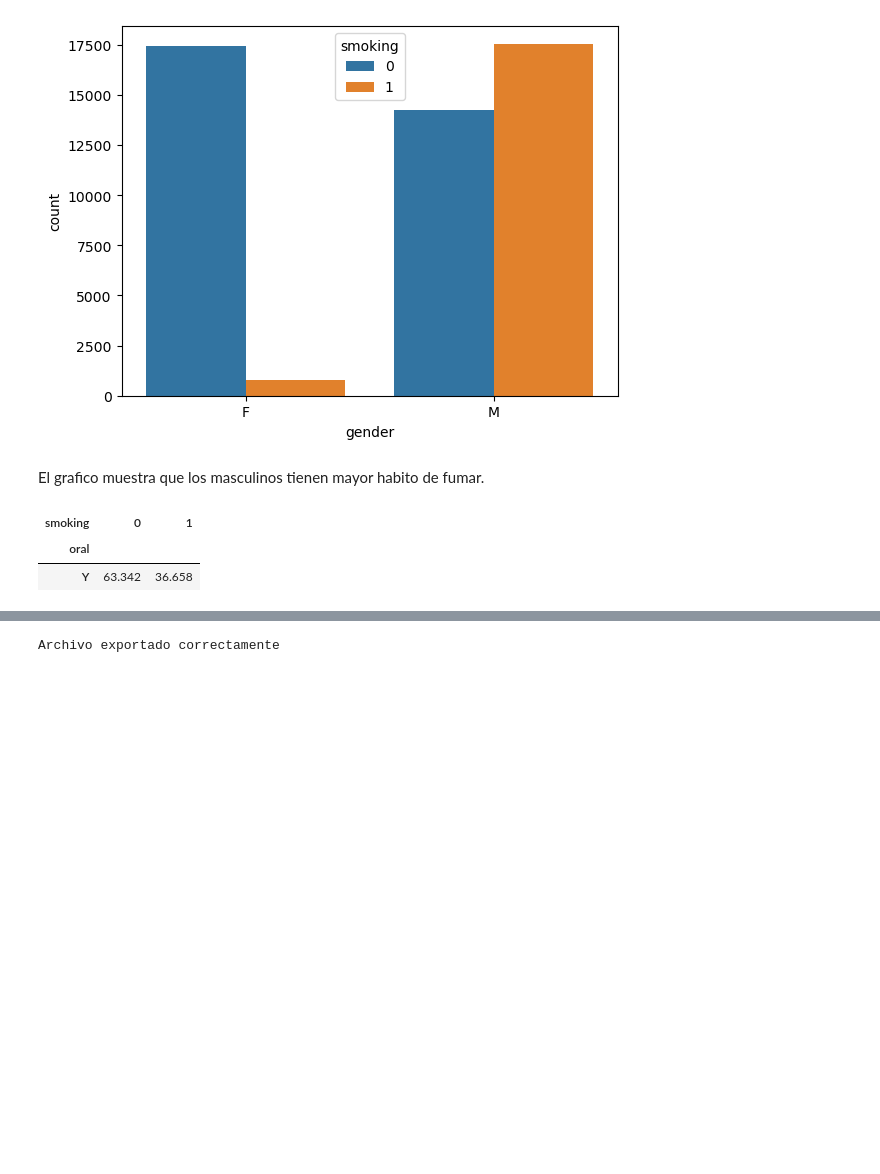
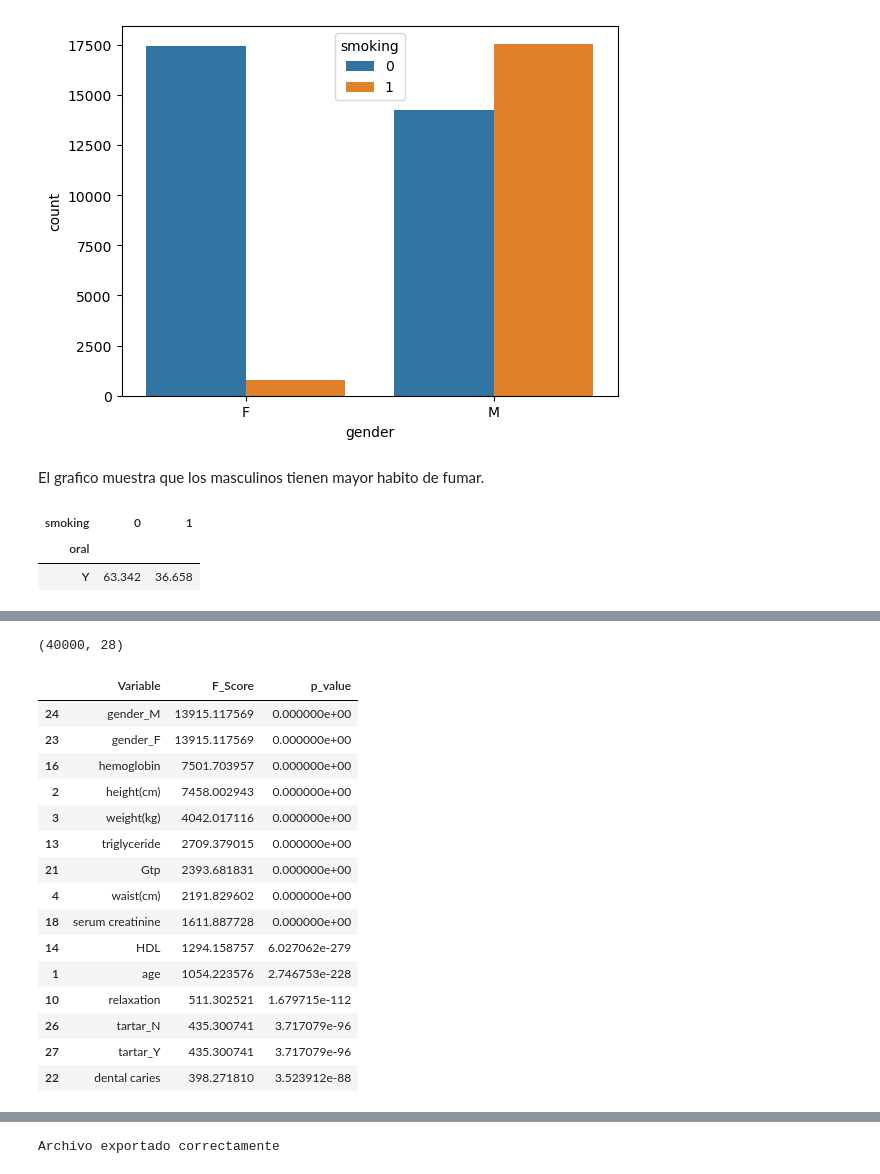
Before and after one commit to elmagonzz/IA_Practico2, a Jupyter notebook: notebooks/02_eda.ipynb, the cells around one changed output, grey strips where cells are left out. Drawn from its saved outputs; the diff is of its cells as text; code cells hidden in the pictures; blank space fills up the shorter version.

```diff
--- a/notebooks/02_eda.ipynb
+++ b/notebooks/02_eda.ipynb
@@ -554,0 +318,8 @@ Name: smoking, dtype: float64
+# %%
+# Identificación de columnas numéricas y categóricas
+
+categoricas = X_train.select_dtypes(include='object').columns.tolist()
+numericas = [col for col in X_train.columns if col not in categoricas]
+
+print("Categóricas:", categoricas)
+print("Cantidad de numéricas:", len(numericas))
@@ -554,0 +353,49 @@ Name: smoking, dtype: float64
+# %%
+# Combinación de variables numéricas y categóricas codificadas para el análisis
+
+X_train_enc = pd.concat(
+    [X_train[numericas].reset_index(drop=True), X_train_cat.reset_index(drop=True)],
+    axis=1
+)
+
+print(X_train_enc.shape)
+# %% [output]
+(40000, 28)
+# %%
+# Selección de variables mediante ANOVA F-test (SelectKBest)
+# Método visto en clase, adecuado para relacionar variables predictoras con un target categórico/binario
+
+from sklearn.feature_selection import SelectKBest, f_classif
+
+selector = SelectKBest(score_func=f_classif, k='all')
+selector.fit(X_train_enc, y_train)
+
+fclassif_df = pd.DataFrame({
+    'Variable': X_train_enc.columns,
+    'F_Score': selector.scores_,
+    'p_value': selector.pvalues_
+})
+
+fclassif_df = fclassif_df.sort_values(
+    by='F_Score',
+    ascending=False
+)
+
+fclassif_df.head(15)
+# %% [output]
+|  | Variable | F_Score | p_value |
+| 24 | gender_M | 13915.117569 | 0.000000e+00 |
+| 23 | gender_F | 13915.117569 | 0.000000e+00 |
+| 16 | hemoglobin | 7501.703957 | 0.000000e+00 |
+| 2 | height(cm) | 7458.002943 | 0.000000e+00 |
+| 3 | weight(kg) | 4042.017116 | 0.000000e+00 |
+| 13 | triglyceride | 2709.379015 | 0.000000e+00 |
+| 21 | Gtp | 2393.681831 | 0.000000e+00 |
+| 4 | waist(cm) | 2191.829602 | 0.000000e+00 |
+| 18 | serum creatinine | 1611.887728 | 0.000000e+00 |
+| 14 | HDL | 1294.158757 | 6.027062e-279 |
+| 1 | age | 1054.223576 | 2.746753e-228 |
+| 10 | relaxation | 511.302521 | 1.679715e-112 |
+| 26 | tartar_N | 435.300741 | 3.717079e-96 |
+| 27 | tartar_Y | 435.300741 | 3.717079e-96 |
+| 22 | dental caries | 398.271810 | 3.523912e-88 |
```
Also changed, not shown: parts of 21 cells of this notebook, 2 other files.
